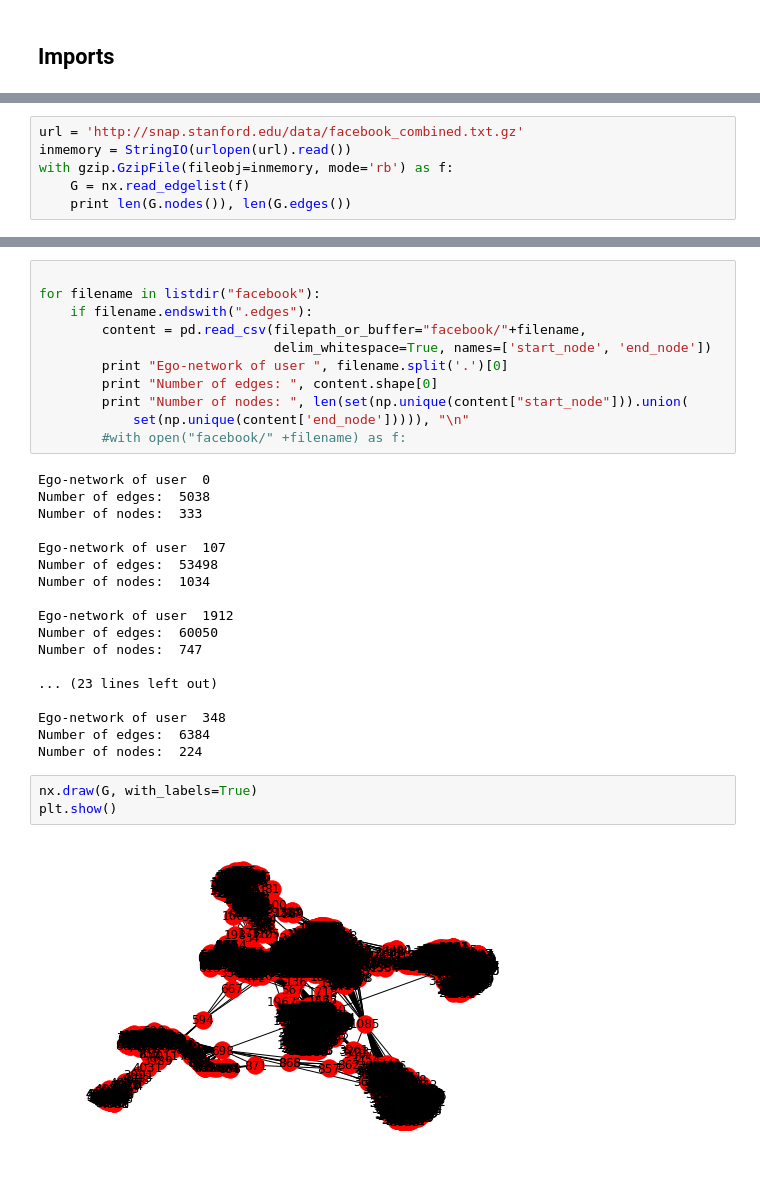
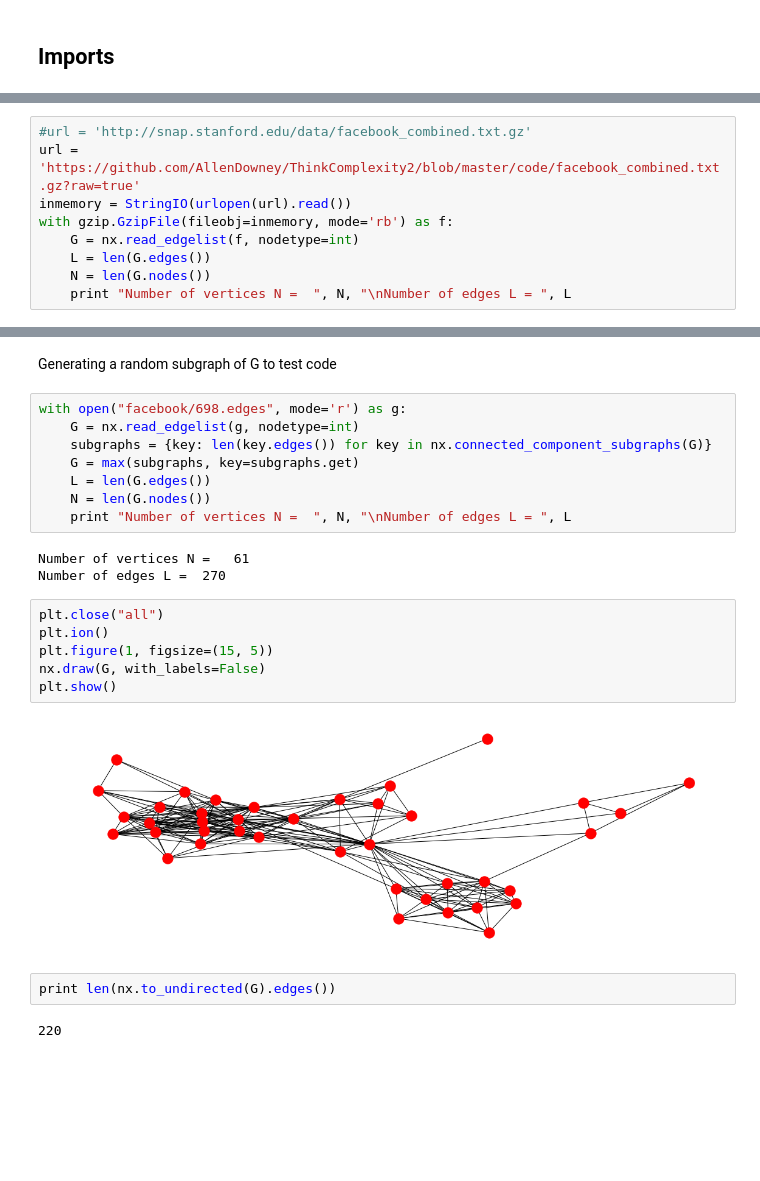
Before and after one commit to mkobbi/mkobbi_udm_social_project, a Jupyter notebook: mkobbi_network_anaylsis_project.ipynb, the cells around one changed output, grey strips where cells are left out. Drawn from its saved outputs; the diff is of its cells as text; blank space fills up the shorter version.

```diff
--- a/mkobbi_network_anaylsis_project.ipynb
+++ b/mkobbi_network_anaylsis_project.ipynb
@@ -15,8 +16,11 @@ import matplotlib.pyplot as plt
 %matplotlib inline
 # %%
-url = 'http://snap.stanford.edu/data/facebook_combined.txt.gz'
+#url = 'http://snap.stanford.edu/data/facebook_combined.txt.gz'
+url = 'https://github.com/AllenDowney/ThinkComplexity2/blob/master/code/facebook_combined.txt.gz?raw=true'
 inmemory = StringIO(urlopen(url).read())
 with gzip.GzipFile(fileobj=inmemory, mode='rb') as f:
-    G = nx.read_edgelist(f)
-    print len(G.nodes()), len(G.edges())
+    G = nx.read_edgelist(f, nodetype=int)
+    L = len(G.edges())
+    N = len(G.nodes())
+    print "Number of vertices N =  ", N, "\nNumber of edges L = ", L
 # %% [output]
@@ -33,34 +29,25 @@ if not exists("facebook"):
-# %%
-
-for filename in listdir("facebook"):
-    if filename.endswith(".edges"):
-        content = pd.read_csv(filepath_or_buffer="facebook/"+filename,
-                              delim_whitespace=True, names=['start_node', 'end_node'])
-        print "Ego-network of user ", filename.split('.')[0]
-        print "Number of edges: ", content.shape[0]
-        print "Number of nodes: ", len(set(np.unique(content["start_node"])).union(
-            set(np.unique(content['end_node'])))), "\n"
-        #with open("facebook/" +filename) as f:
-# %% [output]
-Ego-network of user  0
-Number of edges:  5038
-Number of nodes:  333
-
-Ego-network of user  107
-Number of edges:  53498
-Number of nodes:  1034
-
-Ego-network of user  1912
-Number of edges:  60050
-Number of nodes:  747
-
-... (23 lines left out)
-
-Ego-network of user  348
-Number of edges:  6384
-Number of nodes:  224
-# %%
-nx.draw(G, with_labels=True)
-plt.show()
-# %% [output]
-[figure, removed]
+# %% [markdown]
+Generating a random subgraph of G to test code
+# %%
+with open("facebook/698.edges", mode='r') as g:
+    G = nx.read_edgelist(g, nodetype=int)
+    subgraphs = {key: len(key.edges()) for key in nx.connected_component_subgraphs(G)}
+    G = max(subgraphs, key=subgraphs.get)
+    L = len(G.edges())
+    N = len(G.nodes())
+    print "Number of vertices N =  ", N, "\nNumber of edges L = ", L
+# %% [output]
+Number of vertices N =   61
+Number of edges L =  270
+# %%
+plt.close("all")
+plt.ion()
+plt.figure(1, figsize=(15, 5))
+nx.draw(G, with_labels=False)
+plt.show()
+# %% [output]
+[figure, added]
+# %%
+print len(nx.to_undirected(G).edges())
+# %% [output]
+220
```
Also changed, not shown: parts of 22 cells of this notebook, 6 other files.
